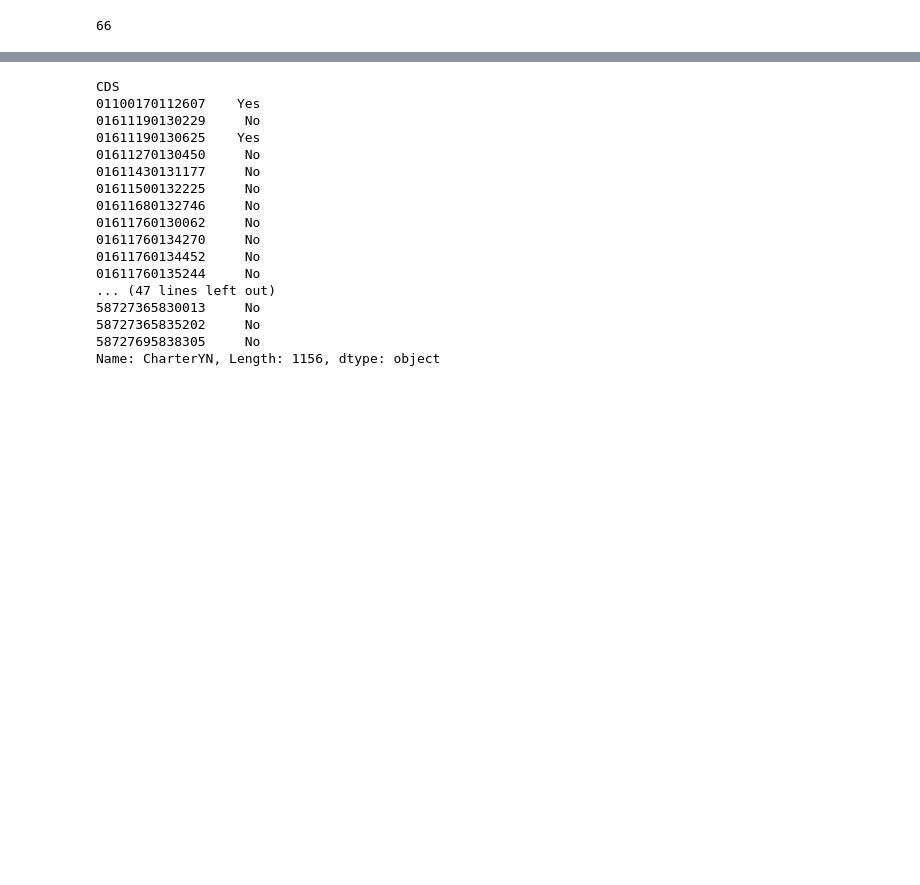
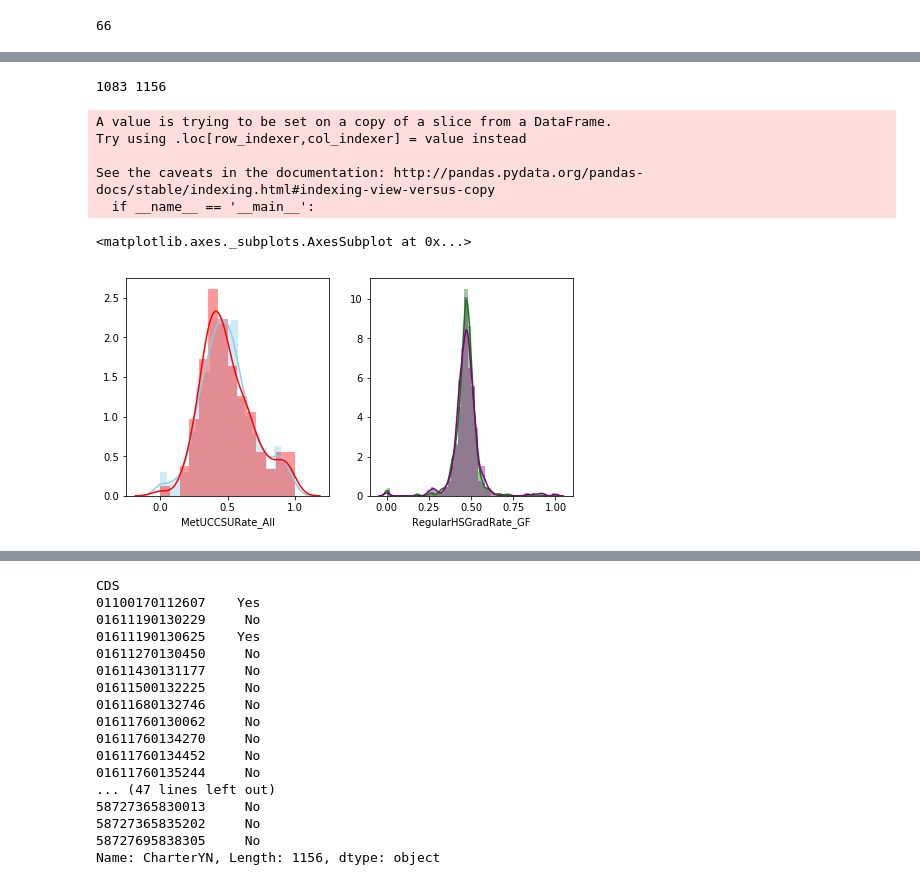
Before and after one commit to jordanplanders/Thinkful, a Jupyter notebook: Bootcamp/Unit 2/CA_edu_features.ipynb, the cells around one changed output, grey strips where cells are left out. Drawn from its saved outputs; the diff is of its cells as text; code cells hidden in the pictures; blank space fills up the shorter version.

```diff
--- a/Bootcamp/Unit 2/CA_edu_features.ipynb
+++ b/Bootcamp/Unit 2/CA_edu_features.ipynb
@@ -210,0 +336,29 @@ langs_df.sort_values('total', ascending = False).head(6)
+# %%
+# Create a new variable seperating big schoool districts from small (which is to say Los Angeles from else)
+x = []
+for dist in HS_sub.groupby('District'):
+    if len(dist[1])<8:
+        x = x + [1]*len(dist[1])
+    else:
+        x = x + [0]*len(dist[1])
+
+HS_sub['small_dist'] = x
+
+fig, ax = plt.subplots(1, 2, figsize = (8, 4))
+print(len(HS_sub['MetUCCSURate_All'].dropna()), len(HS_sub['MetUCCSURate_All']))
+sns.distplot(HS_sub[HS_sub.small_dist == 1]['MetUCCSURate_All'].dropna(), color= 'skyblue', ax = ax[0])
+sns.distplot(HS_sub[HS_sub.small_dist == 0]['MetUCCSURate_All'].dropna(), color= 'red', ax = ax[0])
+
+sns.distplot(HS_sub[HS_sub.small_dist == 1]['RegularHSGradRate_GF'].dropna(), color= 'green', ax = ax[1])
+sns.distplot(HS_sub[HS_sub.small_dist == 0]['RegularHSGradRate_GF'].dropna(), color= 'purple', ax = ax[1])
+# There is no number that demonstrates that school district size has an appreciable effect
+# on UC/CSU eligibility
+# %% [output]
+1083 1156
+A value is trying to be set on a copy of a slice from a DataFrame.
+Try using .loc[row_indexer,col_indexer] = value instead
+
+See the caveats in the documentation: http://pandas.pydata.org/pandas-docs/stable/indexing.html#indexing-view-versus-copy
+  if __name__ == '__main__':
+<matplotlib.axes._subplots.AxesSubplot at 0x...>
+[figure, added]
```
Also changed, not shown: parts of 35 cells of this notebook.
